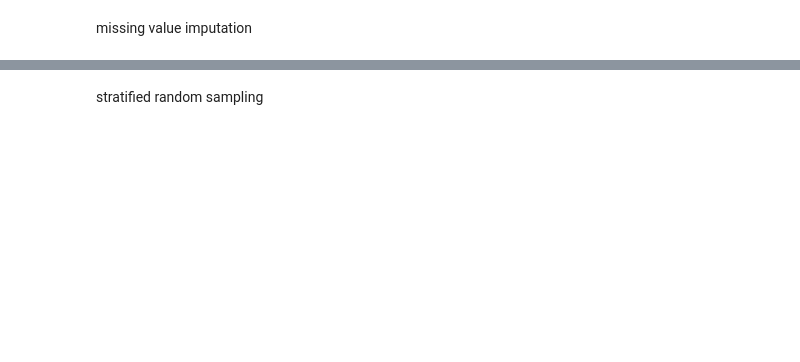
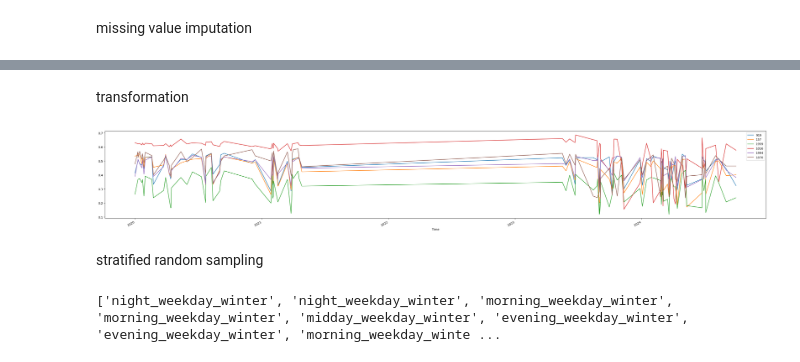
Before and after one commit to amy-jd/ECM3401-Personal-Project, a Jupyter notebook: preprocessing.ipynb, the cells around one changed output, grey strips where cells are left out. Drawn from its saved outputs; the diff is of its cells as text; code cells hidden in the pictures; blank space fills up the shorter version.

```diff
--- a/preprocessing.ipynb
+++ b/preprocessing.ipynb
@@ -41,9 +50,7 @@ plt.show()
 # %% [markdown]
 data cleaning
 # %%
-
 def find_long_nan_sections(df, max_gap):
-
     # create a mask for all of the rows with missing values
     missing_vals = df.isna()
 
@@ -74,7 +81,6 @@ def find_outlier_values(series):
     outlier_mask = diff > threshold
     return outlier_mask
 
-
 max_gap = 16
 
 df_flowdata = df_flowdata.drop('1615', axis=1)
@@ -82,9 +88,10 @@ df_flowdata = df_flowdata.drop('1615', axis=1)
 rows_to_remove = pd.Series(False, index=df_flowdata.index)
 for col in df_flowdata.columns:
     rows_to_remove |= find_long_nan_sections(df_flowdata[col], max_gap)
-    #rows_to_remove |= find_outlier_values(df_flowdata[col])
-
+    rows_to_remove |= find_outlier_values(df_flowdata[col])
 
 df_flowdata = df_flowdata[rows_to_remove == False]
 
-df_flowdata
+
+
+#df_flowdata[gap_mask].head(300)
@@ -133,2 +120,9 @@ df_flowdata[gap_mask]
+# %% [markdown]
+transformation
+# %%
+df_flowdata = df_flowdata.apply(np.log1p)
+plotGraph(df_flowdata)
+# %% [output]
+[figure, added]
 # %% [markdown]
 stratified random sampling
@@ -135,32 +153,35 @@ stratified random sampling
 # %%
-
-strata_dict = {
-    'time_of_day': {
-        'feature_origin': df_flowdata.index.hour,
-        'bins': [0, 6, 12, 14, 18, 22, 24],
-        'labels': ['night', 'morning', 'midday', 'afternoon', 'evening', 'night']
-    },
-
-    'part_of_week': {
-        'feature_origin': df_flowdata.index.dayofweek,
-        'bins': [0, 5, 7],
-        'labels': ['weekday', 'weekend']
-    },
-
-    'season': {
-        'feature_origin': df_flowdata.index.month,
-        'bins': [0, 3, 6, 9, 12, 13],
-        'labels': ['winter', 'spring', 'summer', 'autumn', 'winter']
-    }
-}
-
-
-for strata_name, strata in strata_dict.items():
+for strata_name, strata_info in strata_dict.items():
     df_flowdata[strata_name] = pd.cut(
-        strata['feature_origin'],
-        bins=strata['bins'],
-        labels=strata['labels'],
+        strata_info['feature_origin'],
+        bins=strata_info['bins'],
+        labels=strata_info['labels'],
         right=False,
         include_lowest=True,
         ordered=False
     )
+
+df_flowdata['strata'] = df_flowdata['time_of_day'].astype(str) + '_' + df_flowdata['part_of_week'].astype(str) + '_' + df_flowdata['season'].astype(str)
+
+# Split data into blocks -accounting for gaps in the dataset
+
+
+gap_mask = df_flowdata.index.to_series().diff() > pd.Timedelta(minutes=15)
+df_flowdata['segment_id'] = gap_mask.cumsum()
+
+windows = []
+windows_strata = []
+for _, segment in df_flowdata.groupby('segment_id'):
+    segment = segment.drop(columns='segment_id')
+
+    sensor_values = segment[['919', '157', '1959', '1016', '1994', '1870']].values
+    strata_values = segment['strata'].values
+
+    i = 0
+    while i + TOTAL_WINDOW <= len(segment):
+        windows.append(sensor_values[i: i + TOTAL_WINDOW])
+        windows_strata.append(strata_values[i])
+
+        i += TOTAL_WINDOW
+# %% [output]
+['night_weekday_winter', 'night_weekday_winter', 'morning_weekday_winter', 'morning_weekday_winter', 'midday_weekday_winter', 'evening_weekday_winter', 'evening_weekday_winter', 'morning_weekday_winte ...
```
Also changed, not shown: parts of 22 cells of this notebook, 6 other files.
